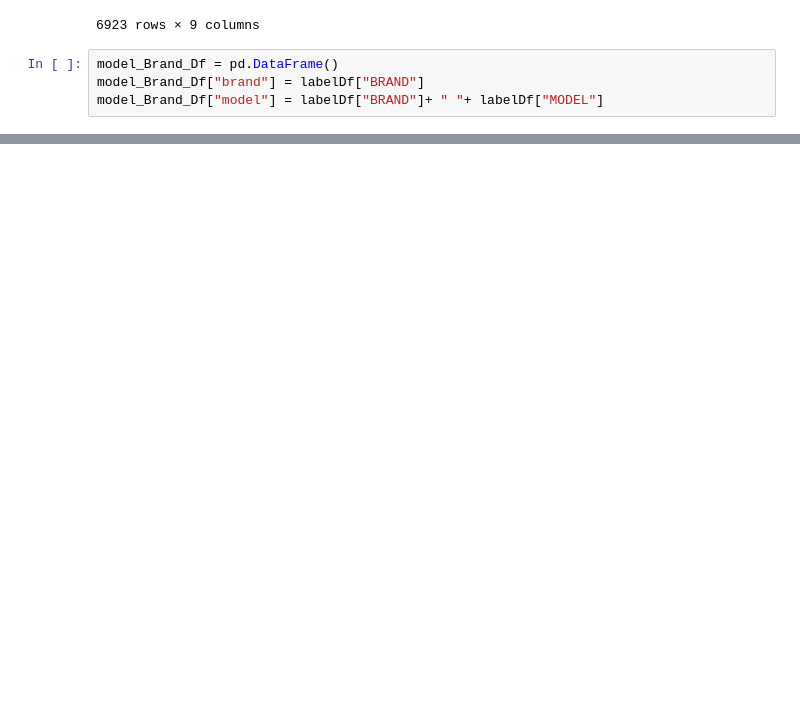
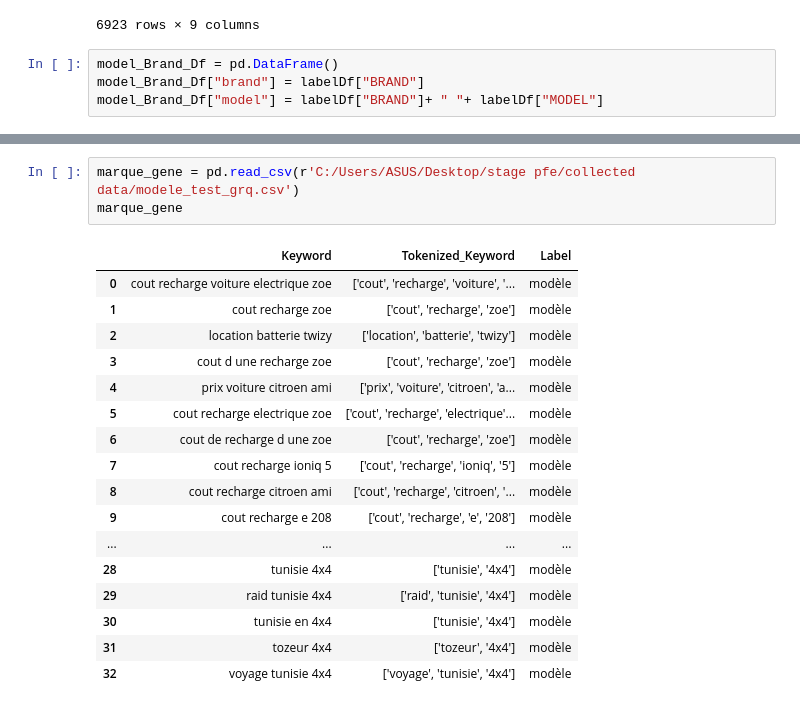
Before and after one commit to wafa-meddeb/projet-SEO, a Jupyter notebook: etape 2 v0.ipynb, the cells around one changed output, grey strips where cells are left out. Saved outputs shown, nothing was run; the diff lists cells and outputs as text; blank space fills up the shorter version.

```diff
--- a/etape 2 v0.ipynb
+++ b/etape 2 v0.ipynb
@@ -91,0 +472,21 @@ model_Brand_Df
+# %%
+marque_gene = pd.read_csv(r'C:/Users/ASUS/Desktop/stage pfe/collected data/modele_test_grq.csv')
+marque_gene
+# %% [output]
+|  | Keyword | Tokenized_Keyword | Label |
+| 0 | cout recharge voiture electrique zoe | ['cout', 'recharge', 'voiture', '... | modèle |
+| 1 | cout recharge zoe | ['cout', 'recharge', 'zoe'] | modèle |
+| 2 | location batterie twizy | ['location', 'batterie', 'twizy'] | modèle |
+| 3 | cout d une recharge zoe | ['cout', 'recharge', 'zoe'] | modèle |
+| 4 | prix voiture citroen ami | ['prix', 'voiture', 'citroen', 'a... | modèle |
+| 5 | cout recharge electrique zoe | ['cout', 'recharge', 'electrique'... | modèle |
+| 6 | cout de recharge d une zoe | ['cout', 'recharge', 'zoe'] | modèle |
+| 7 | cout recharge ioniq 5 | ['cout', 'recharge', 'ioniq', '5'] | modèle |
+| 8 | cout recharge citroen ami | ['cout', 'recharge', 'citroen', '... | modèle |
+| 9 | cout recharge e 208 | ['cout', 'recharge', 'e', '208'] | modèle |
+| ... | ... | ... | ... |
+| 28 | tunisie 4x4 | ['tunisie', '4x4'] | modèle |
+| 29 | raid tunisie 4x4 | ['raid', 'tunisie', '4x4'] | modèle |
+| 30 | tunisie en 4x4 | ['tunisie', '4x4'] | modèle |
+| 31 | tozeur 4x4 | ['tozeur', '4x4'] | modèle |
+| 32 | voyage tunisie 4x4 | ['voyage', 'tunisie', '4x4'] | modèle |
```
Also changed, not shown: parts of 49 cells of this notebook.
